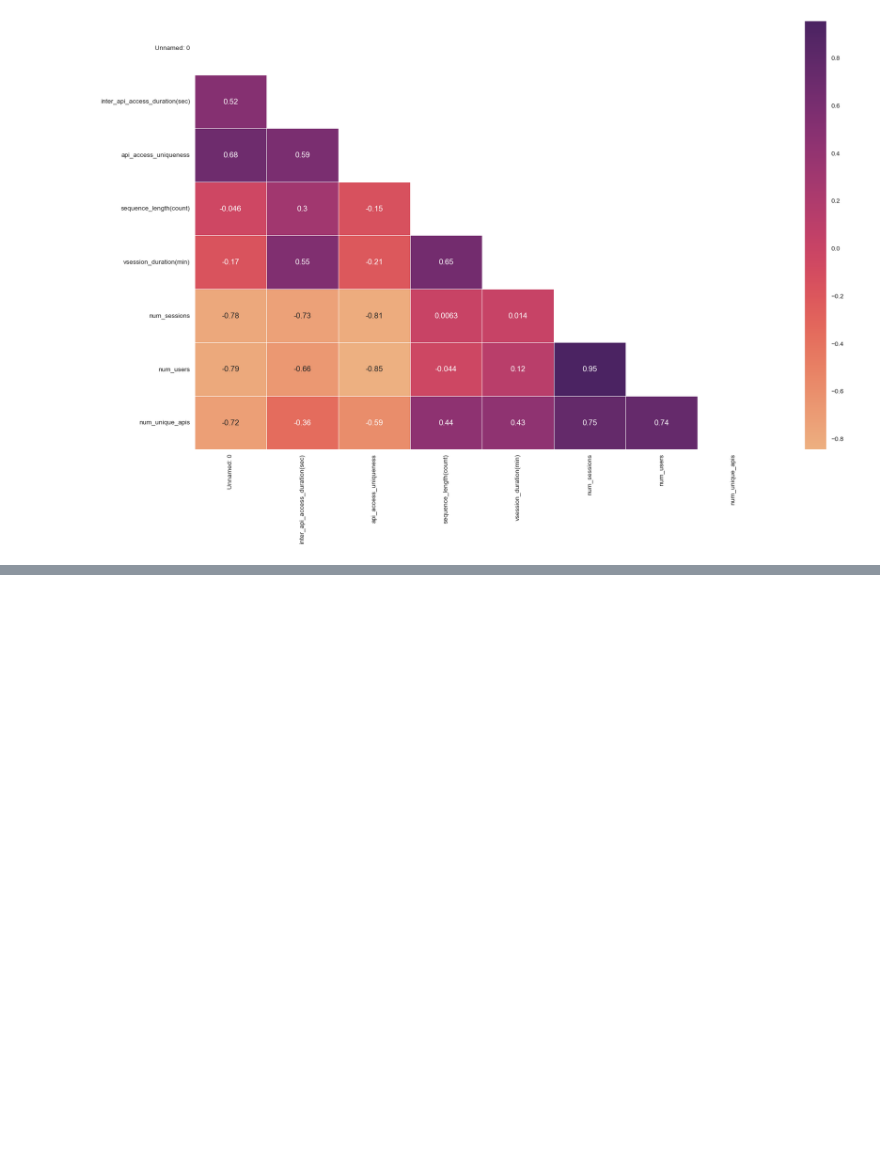
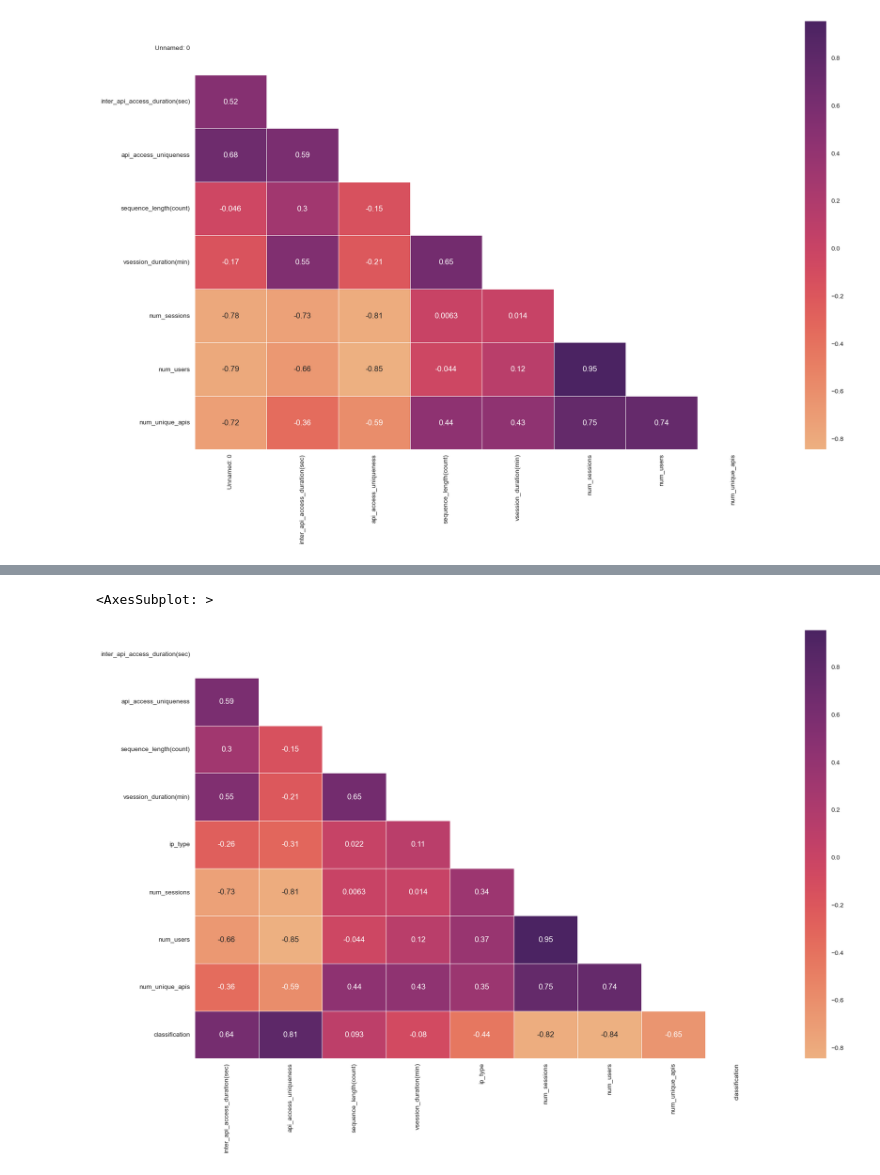
Before and after one commit to dev-hack95/Api_Security_Analysis, a Jupyter notebook: notebooks/api_security.ipynb, the cells around one changed output, grey strips where cells are left out. Drawn from its saved outputs; the diff is of its cells as text; code cells hidden in the pictures; blank space fills up the shorter version.

```diff
--- a/notebooks/api_security.ipynb
+++ b/notebooks/api_security.ipynb
@@ -406,0 +453,13 @@ from sklearn.linear_model import BayesianRidge
+# %%
+class feature_scaling(BaseEstimator, TransformerMixin):
+    def __init__(self, columns=['inter_api_access_duration(sec)', 'api_access_uniqueness', 'sequence_length(count)', 'vsession_duration(min)', 'num_sessions', 'num_users', 'num_unique_apis']):
+        self.columns = columns
+    def fit(self, df):
+        return self
+    def transform(self, df):
+        if(set(self.columns).issubset(df.columns)):
+            sc = StandardScaler()
+            df[self.columns] = sc.fit_transform(df[self.columns])
+            return df
+        else:
+            print("error")
@@ -406,0 +543,8 @@ from sklearn.linear_model import BayesianRidge
+# %%
+figure(figsize=(20, 12))
+mask = np.zeros_like(df.corr('spearman'))
+mask[np.triu_indices_from(mask)] = True
+sns.heatmap(df.corr('spearman'), annot=True, cmap='flare', linewidths=.5, mask=mask)
+# %% [output]
+<AxesSubplot: >
+[figure, added]
```
Also changed, not shown: parts of 35 cells of this notebook.
